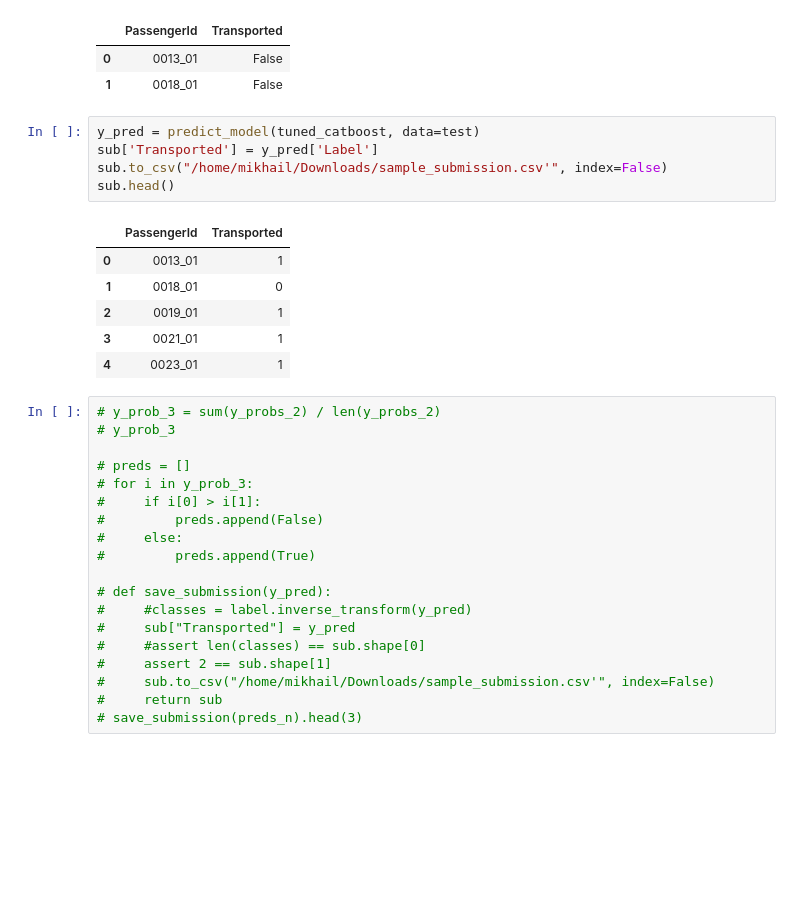
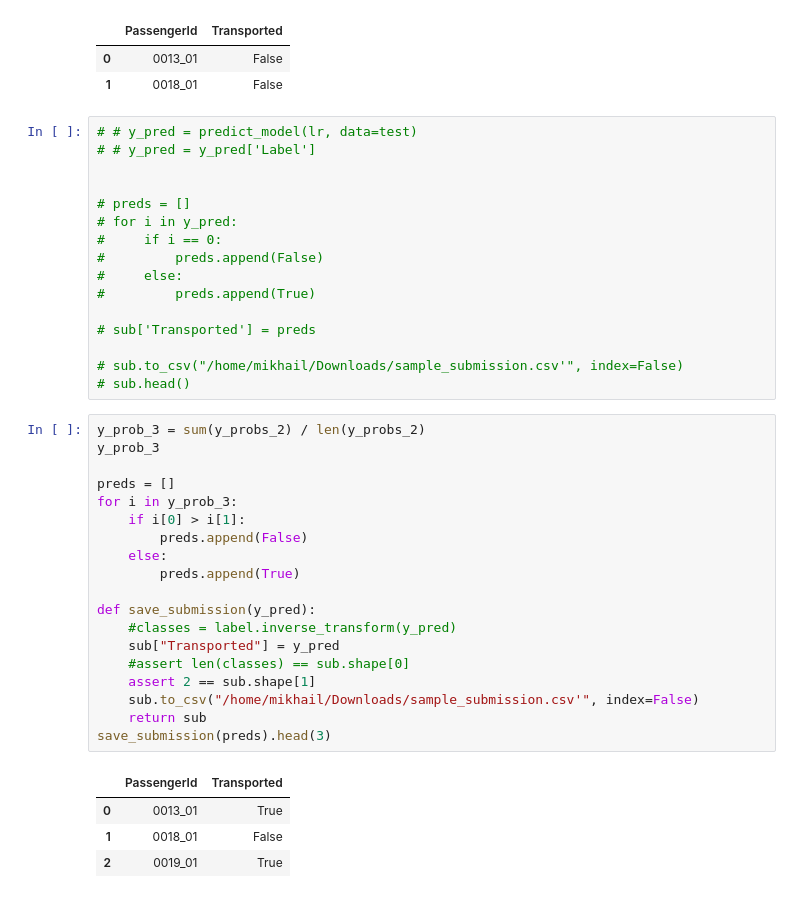
Before and after one commit to Manhow/Kaggle, a Jupyter notebook: Spaceship_Titanic.ipynb, the cells around one changed output. Cells and saved outputs as stored; diff of their text form; blank space fills up the shorter version.

```diff
--- a/Spaceship_Titanic.ipynb
+++ b/Spaceship_Titanic.ipynb
@@ -479,33 +562,42 @@ sub.head(2)
 | 0 | 0013_01 | False |
 | 1 | 0018_01 | False |
 # %%
-y_pred = predict_model(tuned_catboost, data=test)
-sub['Transported'] = y_pred['Label']
-sub.to_csv("/home/mikhail/Downloads/sample_submission.csv'", index=False)
-sub.head()
+# # y_pred = predict_model(lr, data=test)
+# # y_pred = y_pred['Label']
+
+
+# preds = []
+# for i in y_pred:
+#     if i == 0:
+#         preds.append(False)
+#     else:
+#         preds.append(True)
+
+# sub['Transported'] = preds
+
+# sub.to_csv("/home/mikhail/Downloads/sample_submission.csv'", index=False)
+# sub.head()
-# %% [output]
-|  | PassengerId | Transported |
-| 0 | 0013_01 | 1 |
-| 1 | 0018_01 | 0 |
-| 2 | 0019_01 | 1 |
-| 3 | 0021_01 | 1 |
-| 4 | 0023_01 | 1 |
 # %%
-# y_prob_3 = sum(y_probs_2) / len(y_probs_2)
-# y_prob_3
+y_prob_3 = sum(y_probs_2) / len(y_probs_2)
+y_prob_3
 
-# preds = []
-# for i in y_prob_3:
-#     if i[0] > i[1]:
-#         preds.append(False)
-#     else:
-#         preds.append(True)
+preds = []
+for i in y_prob_3:
+    if i[0] > i[1]:
+        preds.append(False)
+    else:
+        preds.append(True)
 
-# def save_submission(y_pred):
-#     #classes = label.inverse_transform(y_pred)
-#     sub["Transported"] = y_pred
-#     #assert len(classes) == sub.shape[0]
-#     assert 2 == sub.shape[1]
-#     sub.to_csv("/home/mikhail/Downloads/sample_submission.csv'", index=False)
-#     return sub
-# save_submission(preds_n).head(3)
+def save_submission(y_pred):
+    #classes = label.inverse_transform(y_pred)
+    sub["Transported"] = y_pred
+    #assert len(classes) == sub.shape[0]
+    assert 2 == sub.shape[1]
+    sub.to_csv("/home/mikhail/Downloads/sample_submission.csv'", index=False)
+    return sub
+save_submission(preds).head(3)
+# %% [output]
+|  | PassengerId | Transported |
+| 0 | 0013_01 | True |
+| 1 | 0018_01 | False |
+| 2 | 0019_01 | True |
```
Also changed, not shown: parts of 30 cells of this notebook.
